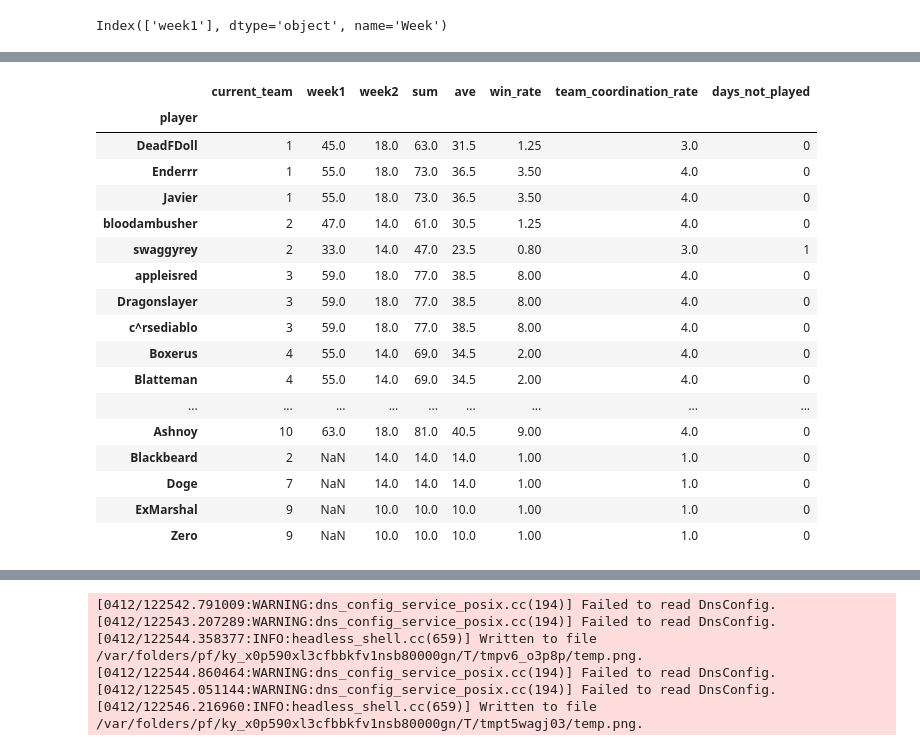
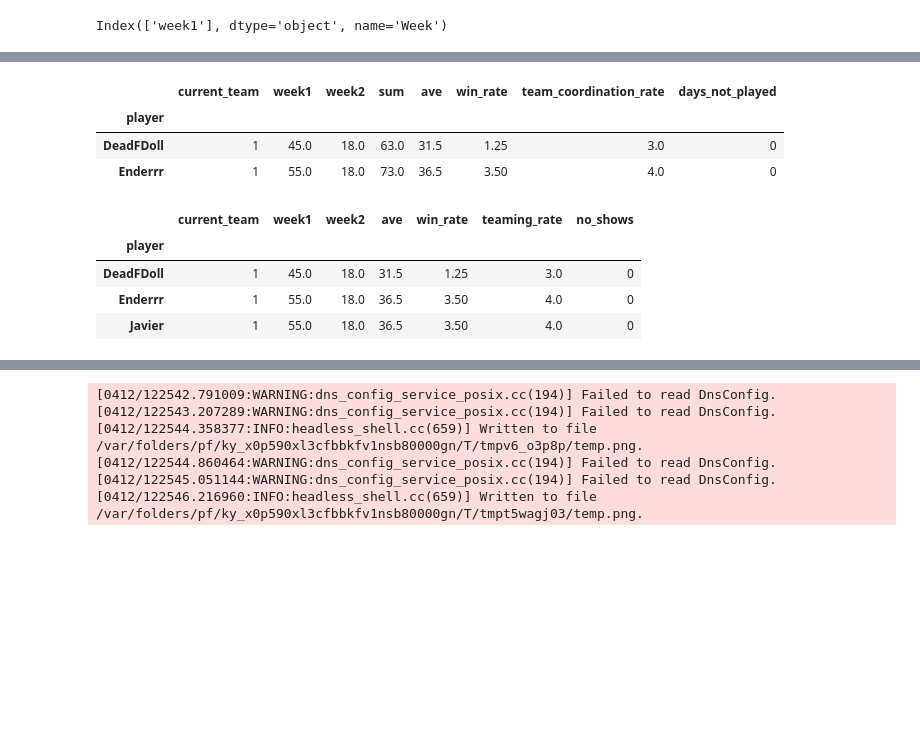
Before and after one commit to CharlieAprog/Brawlstars-EdenStats, a Jupyter notebook: notebooks/dataset_visualisation.ipynb, the cells around one changed output, grey strips where cells are left out. Drawn from its saved outputs; the diff is of its cells as text; code cells hidden in the pictures; blank space fills up the shorter version.

```diff
--- a/notebooks/dataset_visualisation.ipynb
+++ b/notebooks/dataset_visualisation.ipynb
@@ -121,24 +84,18 @@ week_styled
 # %%
 
 player_data = tr.player_data
-player_data
+player_data.head(2)
 # %% [output]
 |  | current_team | week1 | week2 | sum | ave | win_rate | team_coordination_rate | days_not_played |
 | player |  |  |  |  |  |  |  |  |
 | DeadFDoll | 1 | 45.0 | 18.0 | 63.0 | 31.5 | 1.25 | 3.0 | 0 |
 | Enderrr | 1 | 55.0 | 18.0 | 73.0 | 36.5 | 3.50 | 4.0 | 0 |
-| Javier | 1 | 55.0 | 18.0 | 73.0 | 36.5 | 3.50 | 4.0 | 0 |
-| bloodambusher | 2 | 47.0 | 14.0 | 61.0 | 30.5 | 1.25 | 4.0 | 0 |
-| swaggyrey | 2 | 33.0 | 14.0 | 47.0 | 23.5 | 0.80 | 3.0 | 1 |
-| appleisred | 3 | 59.0 | 18.0 | 77.0 | 38.5 | 8.00 | 4.0 | 0 |
-| Dragonslayer | 3 | 59.0 | 18.0 | 77.0 | 38.5 | 8.00 | 4.0 | 0 |
-| c^rsediablo | 3 | 59.0 | 18.0 | 77.0 | 38.5 | 8.00 | 4.0 | 0 |
-| Boxerus | 4 | 55.0 | 14.0 | 69.0 | 34.5 | 2.00 | 4.0 | 0 |
-| Blatteman | 4 | 55.0 | 14.0 | 69.0 | 34.5 | 2.00 | 4.0 | 0 |
-| ... | ... | ... | ... | ... | ... | ... | ... | ... |
-| Ashnoy | 10 | 63.0 | 18.0 | 81.0 | 40.5 | 9.00 | 4.0 | 0 |
-| Blackbeard | 2 | NaN | 14.0 | 14.0 | 14.0 | 1.00 | 1.0 | 0 |
-| Doge | 7 | NaN | 14.0 | 14.0 | 14.0 | 1.00 | 1.0 | 0 |
-| ExMarshal | 9 | NaN | 10.0 | 10.0 | 10.0 | 1.00 | 1.0 | 0 |
-| Zero | 9 | NaN | 10.0 | 10.0 | 10.0 | 1.00 | 1.0 | 0 |
+# %%
+player_data.head(3)
+# %% [output]
+|  | current_team | week1 | week2 | ave | win_rate | teaming_rate | no_shows |
+| player |  |  |  |  |  |  |  |
+| DeadFDoll | 1 | 45.0 | 18.0 | 31.5 | 1.25 | 3.0 | 0 |
+| Enderrr | 1 | 55.0 | 18.0 | 36.5 | 3.50 | 4.0 | 0 |
+| Javier | 1 | 55.0 | 18.0 | 36.5 | 3.50 | 4.0 | 0 |
 # %%
```
Also changed, not shown: parts of 4 cells of this notebook, 17 other files.
